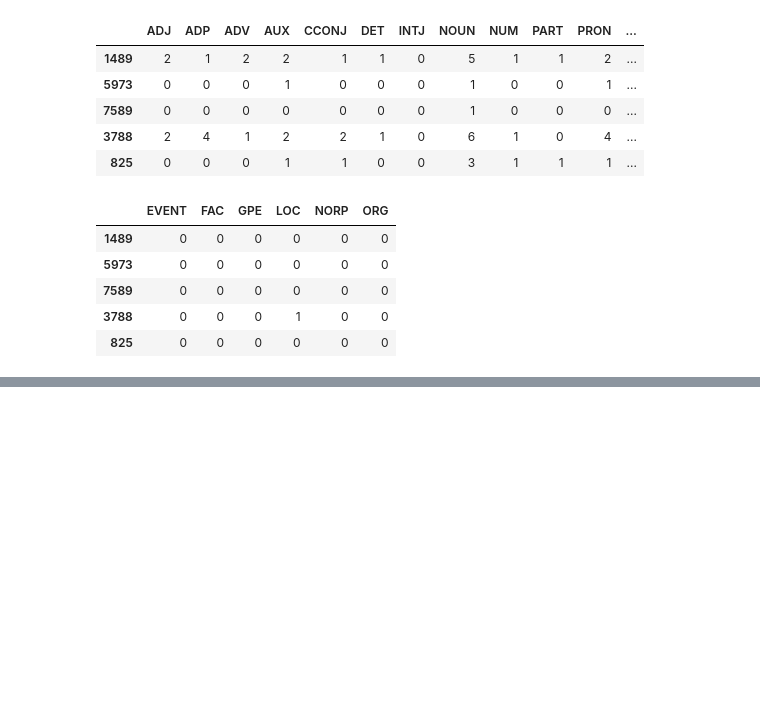
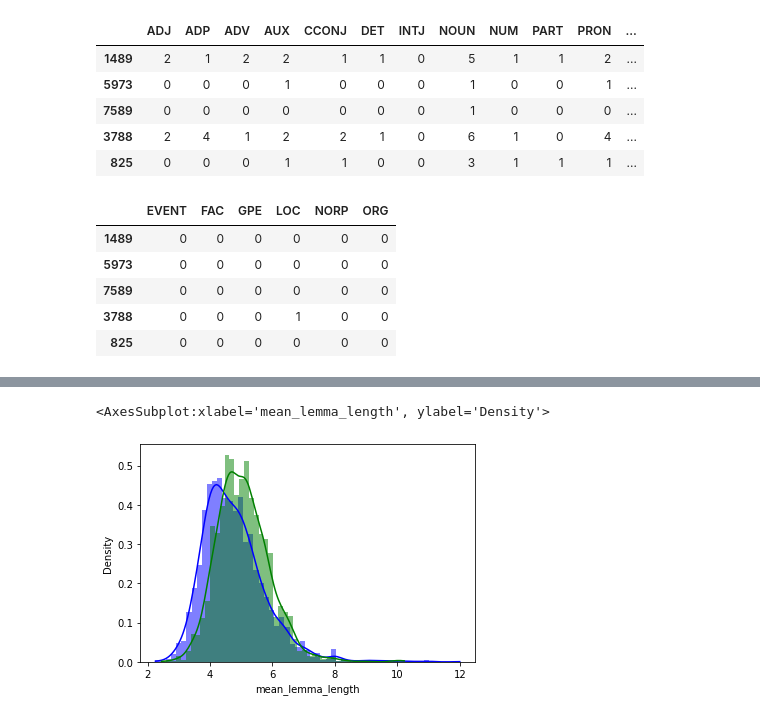
Before and after one commit to zshoorbajee/FlatironProject4, a Jupyter notebook: index.ipynb, the cells around one changed output, grey strips where cells are left out. Cells and saved outputs as stored; diff of their text form; code cells hidden in the pictures; blank space fills up the shorter version.

```diff
--- a/index.ipynb
+++ b/index.ipynb
@@ -349,7 +388,7 @@ X_train.head()
 
 def spacy_lemmatize(tokens):
     doc = nlp(' '.join(tokens))
-    return [t.lemma_ for t in doc]
+    return [t.lemma_.lower() for t in doc]
 
 X_train['lemmas'] = X_train['tokens'].apply(spacy_lemmatize)
 X_train['lemmas_no_sw'] = X_train['lemmas'].apply(
@@ -368,0 +442,2 @@ See the caveats in the documentation: https://pandas.pydata.org/pandas-docs/stab
+# %%
+X_train['text_as_POS'] = X_train['tokens'].apply(lambda x: helper_spacy_pos(helper_untokenize(x)))
@@ -531,24 +579,22 @@ lemmas_no_sw        Ttest_indResult(statistic=-11.392836921104399, pvalue=9.4977
 # has_url_Series already exists
 # Start a DF with it
 
-engineered_features_df_train = pd.DataFrame(has_url_Series_train)
+meta_features_df_train = pd.DataFrame(has_url_Series_train)
 
 # Character count. Original tweet. No URL.
-engineered_features_df_train['character_count'] = \
+meta_features_df_train['character_count'] = \
     X_train['text'].apply(len)
 
+# Average lemma length. Including stop words.
+meta_features_df_train['mean_lemma_length'] = \
+    X_train['lemmas'].apply(lambda x: np.mean([len(t) for t in x]))
+
 # Token count. No stop words.
-engineered_features_df_train['token_count'] = \
+meta_features_df_train['token_count_no_sw'] = \
     X_train['tokens_no_sw'].apply(len)
 
-# Number of unique lemma
-engineered_features_df_train['unique_tokens'] = \
+# Number of unique tokens. No stop words.
+meta_features_df_train['unique_tokens_no_sw'] = \
     X_train['tokens'].apply(lambda x: len(set(x)))
 
-# Number of lemmas
-# Unique lemmas
-# Average lemma length
-
-# Average token length. Including stop words.
-engineered_features_df_train['mean_token_length'] = \
-    X_train['tokens'].apply(lambda x: np.mean([len(t) for t in x]))
+meta_features_df_train.head()
@@ -554,0 +608,8 @@ engineered_features_df_train['mean_token_length'] = \
+# %%
+kwargs_distplot = {'kde':True, 'stat':"density", 'linewidth':0}
+# %%
+sns.histplot(meta_features_df_train['mean_lemma_length'][y_train==0], **kwargs_distplot, color='blue')
+sns.histplot(meta_features_df_train['mean_lemma_length'][y_train==1], **kwargs_distplot, color='green')
+# %% [output]
+<AxesSubplot:xlabel='mean_lemma_length', ylabel='Density'>
+[figure, added]
```
Also changed, not shown: parts of 18 cells of this notebook.
